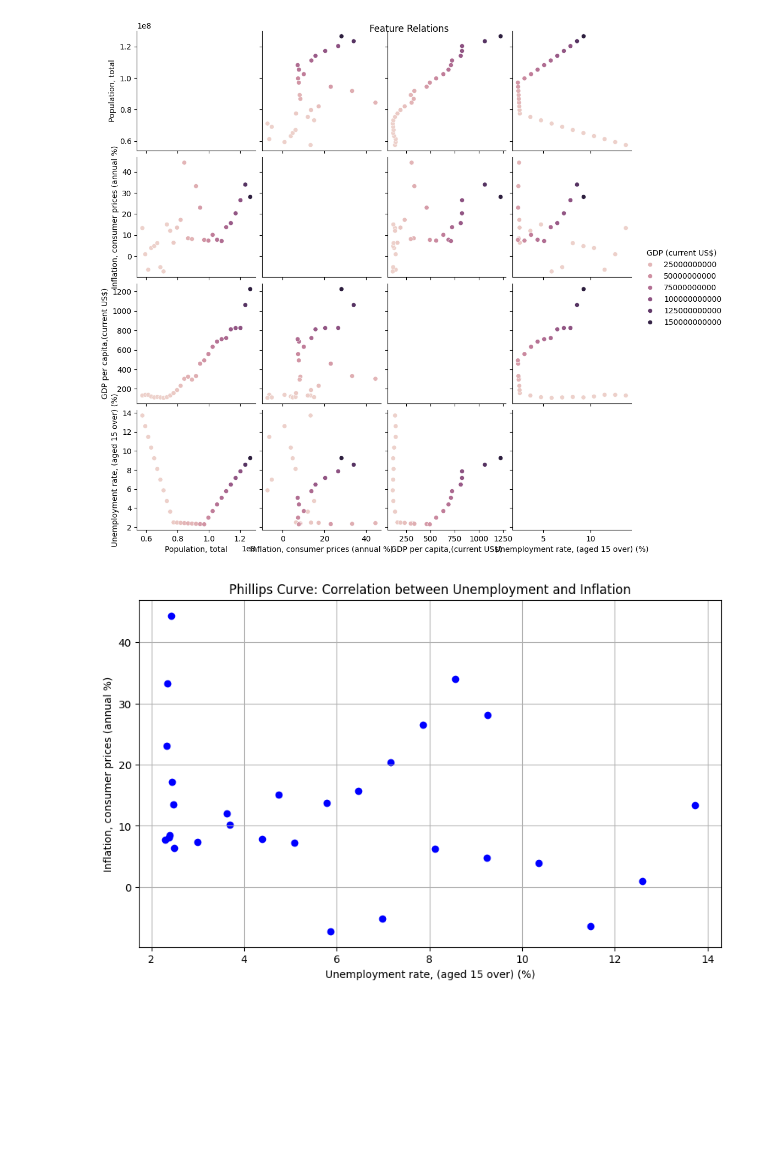
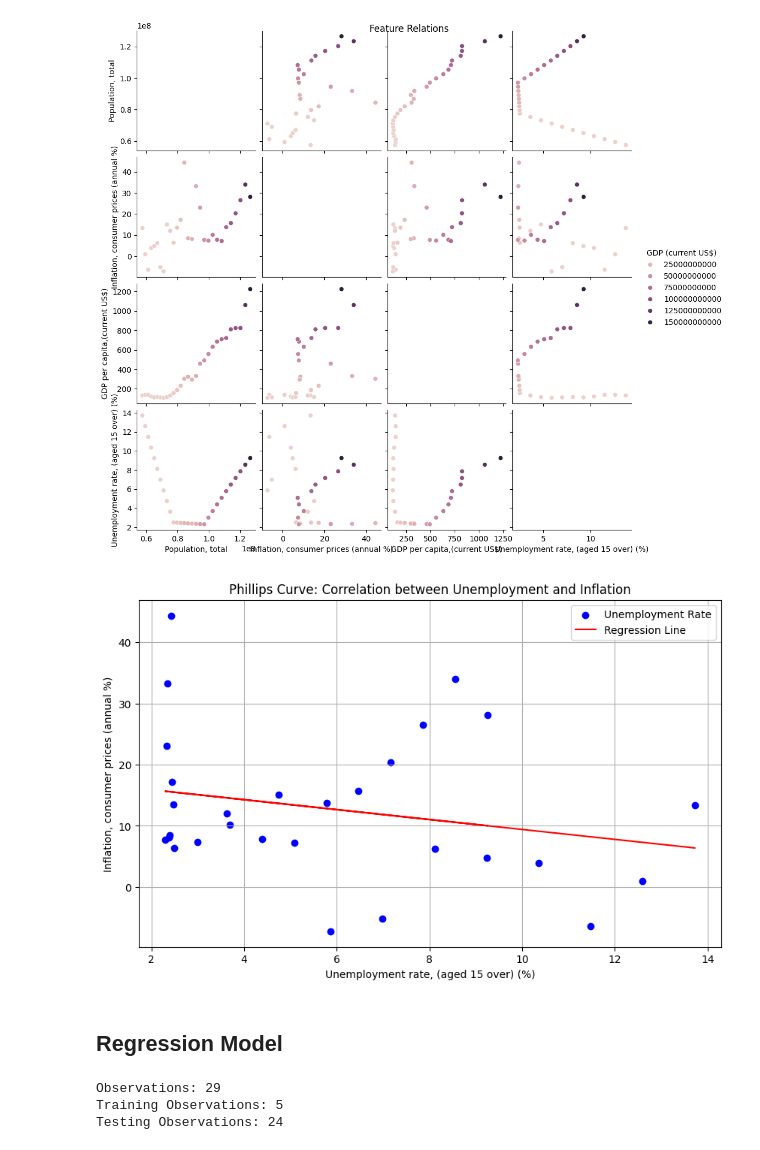
Before and after one commit to arsenilsina/prog_project, a Jupyter notebook: african_economies.ipynb, the cells around one changed output. Drawn from its saved outputs; the diff is of its cells as text; code cells hidden in the pictures; blank space fills up the shorter version.

Commit message:
starting the model

```diff
--- a/african_economies.ipynb
+++ b/african_economies.ipynb
@@ -386,14 +398,23 @@ plt.show()
 # %%
 # I plot the correlation between unemployment and inflation which is one of the most used ones
 plt.figure(figsize=(10, 6))
 
-plt.scatter(ethiopia_df['Unemployment rate, (aged 15 over) (%)'],ethiopia_df['Inflation, consumer prices (annual %)'], color='blue', marker='o')
+plt.scatter(ethiopia_df['Unemployment rate, (aged 15 over) (%)'],ethiopia_df['Inflation, consumer prices (annual %)'], color='blue',label='Unemployment Rate', marker='o')
 
 plt.xlabel('Unemployment rate, (aged 15 over) (%)')
 plt.ylabel('Inflation, consumer prices (annual %)')
 plt.title('Phillips Curve: Correlation between Unemployment and Inflation')
 plt.grid(True)
 
+# Create the linear regression line
+m, b = np.polyfit(ethiopia_df['Unemployment rate, (aged 15 over) (%)'].values, ethiopia_df['Inflation, consumer prices (annual %)'].values, 1)
+
+# Plotting the linear regression line to scatterplot
+plt.plot(ethiopia_df['Unemployment rate, (aged 15 over) (%)'].values, m*ethiopia_df['Unemployment rate, (aged 15 over) (%)'].values+b, color='red', linestyle='-', label='Regression Line')
+
+plt.legend()
 plt.show()
 # %% [output]
-[figure, old version]
+[figure, new version]
+# %% [markdown]
+## Regression Model
@@ -399,0 +428,8 @@ plt.show()
+# %%
+print( 'Observations: %d' % (len (x)))
+print( 'Training Observations: %d' % (len(x_train)))
+print( 'Testing Observations: %d' % (len(x_test)))
+# %% [output]
+Observations: 29
+Training Observations: 5
+Testing Observations: 24
```
Also changed, not shown: parts of 11 cells of this notebook.
